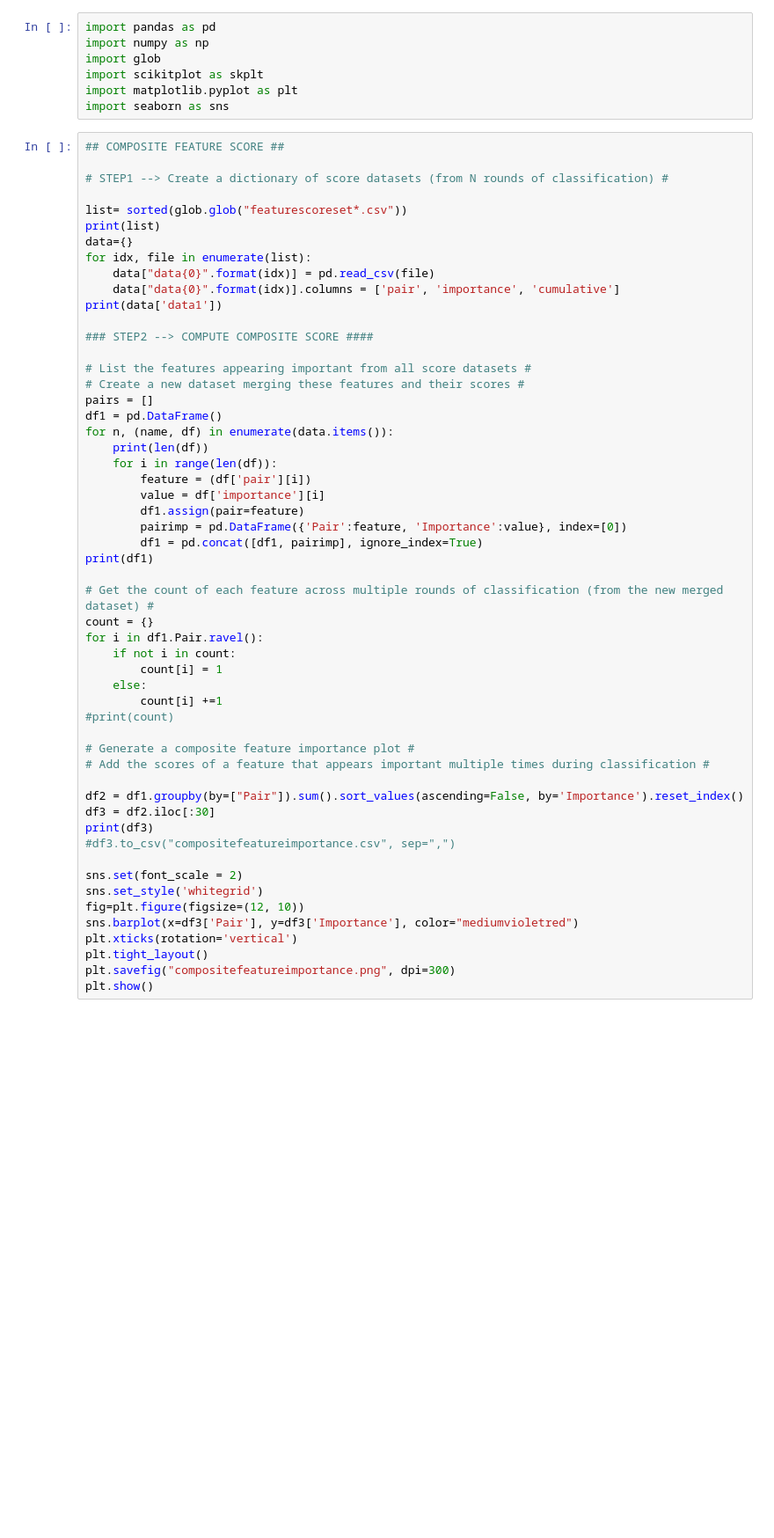
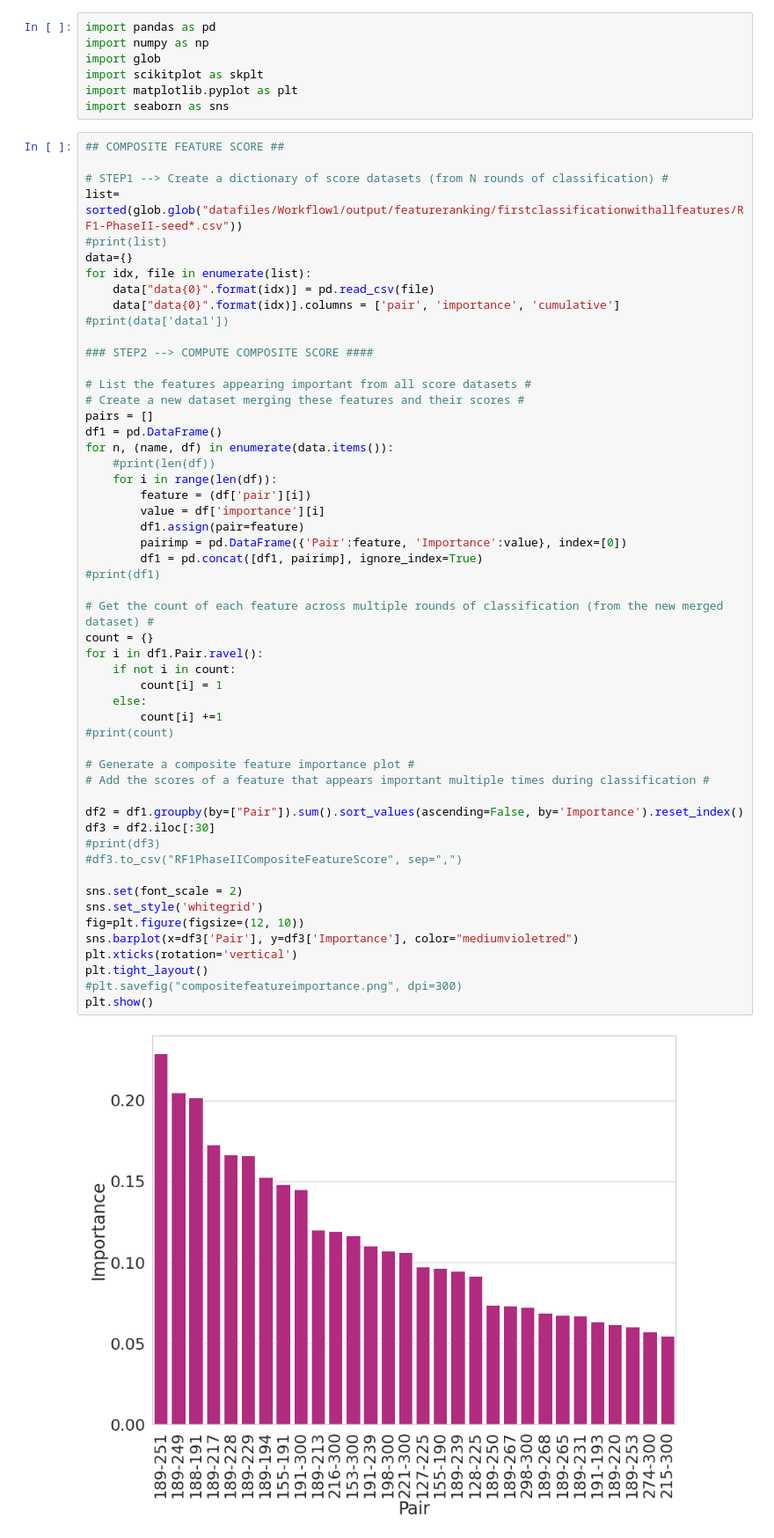
Before and after one commit to rcNibedita/ML_TAK1, a Jupyter notebook: CompositeFeatureScore.ipynb, the cells around one changed output. Shown at 88% size. Drawn from its saved outputs; the diff is of its cells as text; blank space fills up the shorter version.

Commit message:
Feature score summation across multiple training iterations

```diff
--- a/CompositeFeatureScore.ipynb
+++ b/CompositeFeatureScore.ipynb
@@ -9,14 +9,13 @@ import seaborn as sns
 ## COMPOSITE FEATURE SCORE ##
 
 # STEP1 --> Create a dictionary of score datasets (from N rounds of classification) #
-
-list= sorted(glob.glob("featurescoreset*.csv"))
-print(list)
+list= sorted(glob.glob("datafiles/Workflow1/output/featureranking/firstclassificationwithallfeatures/RF1-PhaseII-seed*.csv"))
+#print(list)
 data={}
 for idx, file in enumerate(list):
     data["data{0}".format(idx)] = pd.read_csv(file)
     data["data{0}".format(idx)].columns = ['pair', 'importance', 'cumulative']
-print(data['data1'])
+#print(data['data1'])
 
 ### STEP2 --> COMPUTE COMPOSITE SCORE ####
 
@@ -25,37 +24,39 @@ print(data['data1'])
 pairs = []
 df1 = pd.DataFrame()
 for n, (name, df) in enumerate(data.items()):
-    print(len(df))
+    #print(len(df))
     for i in range(len(df)):
         feature = (df['pair'][i])
         value = df['importance'][i]
         df1.assign(pair=feature)
         pairimp = pd.DataFrame({'Pair':feature, 'Importance':value}, index=[0])
         df1 = pd.concat([df1, pairimp], ignore_index=True)
-print(df1)
+#print(df1)
 
 # Get the count of each feature across multiple rounds of classification (from the new merged dataset) #
 count = {}
 for i in df1.Pair.ravel():
     if not i in count:
         count[i] = 1
     else:
         count[i] +=1
 #print(count)
 
 # Generate a composite feature importance plot #
 # Add the scores of a feature that appears important multiple times during classification #
 
 df2 = df1.groupby(by=["Pair"]).sum().sort_values(ascending=False, by='Importance').reset_index()
 df3 = df2.iloc[:30]
-print(df3)
-#df3.to_csv("compositefeatureimportance.csv", sep=",")
+#print(df3)
+#df3.to_csv("RF1PhaseIICompositeFeatureScore", sep=",")
 
 sns.set(font_scale = 2)
 sns.set_style('whitegrid')
 fig=plt.figure(figsize=(12, 10))
 sns.barplot(x=df3['Pair'], y=df3['Importance'], color="mediumvioletred")
 plt.xticks(rotation='vertical')
 plt.tight_layout()
-plt.savefig("compositefeatureimportance.png", dpi=300)
+#plt.savefig("compositefeatureimportance.png", dpi=300)
 plt.show()
+# %% [output]
+[figure, added]
```
